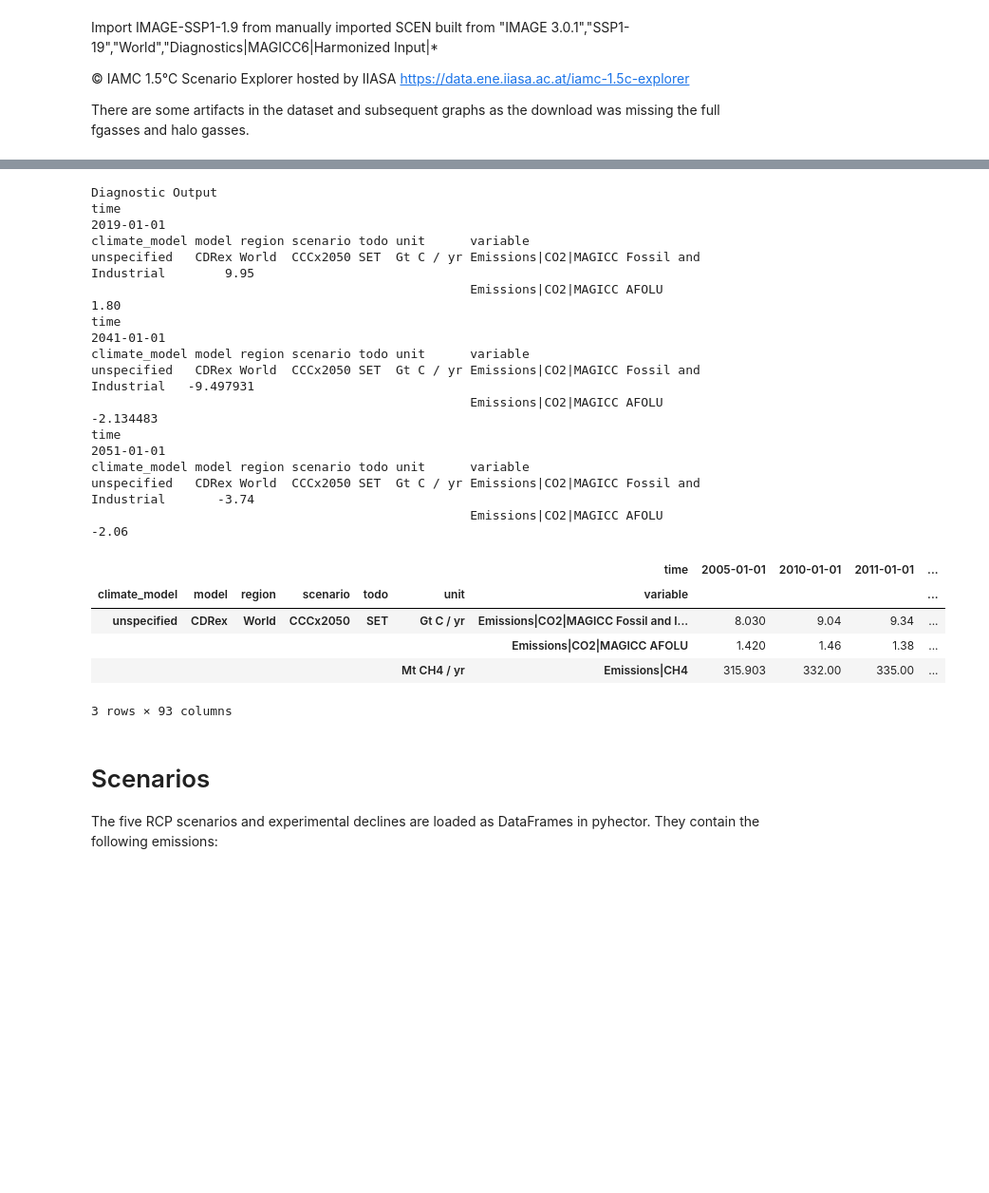
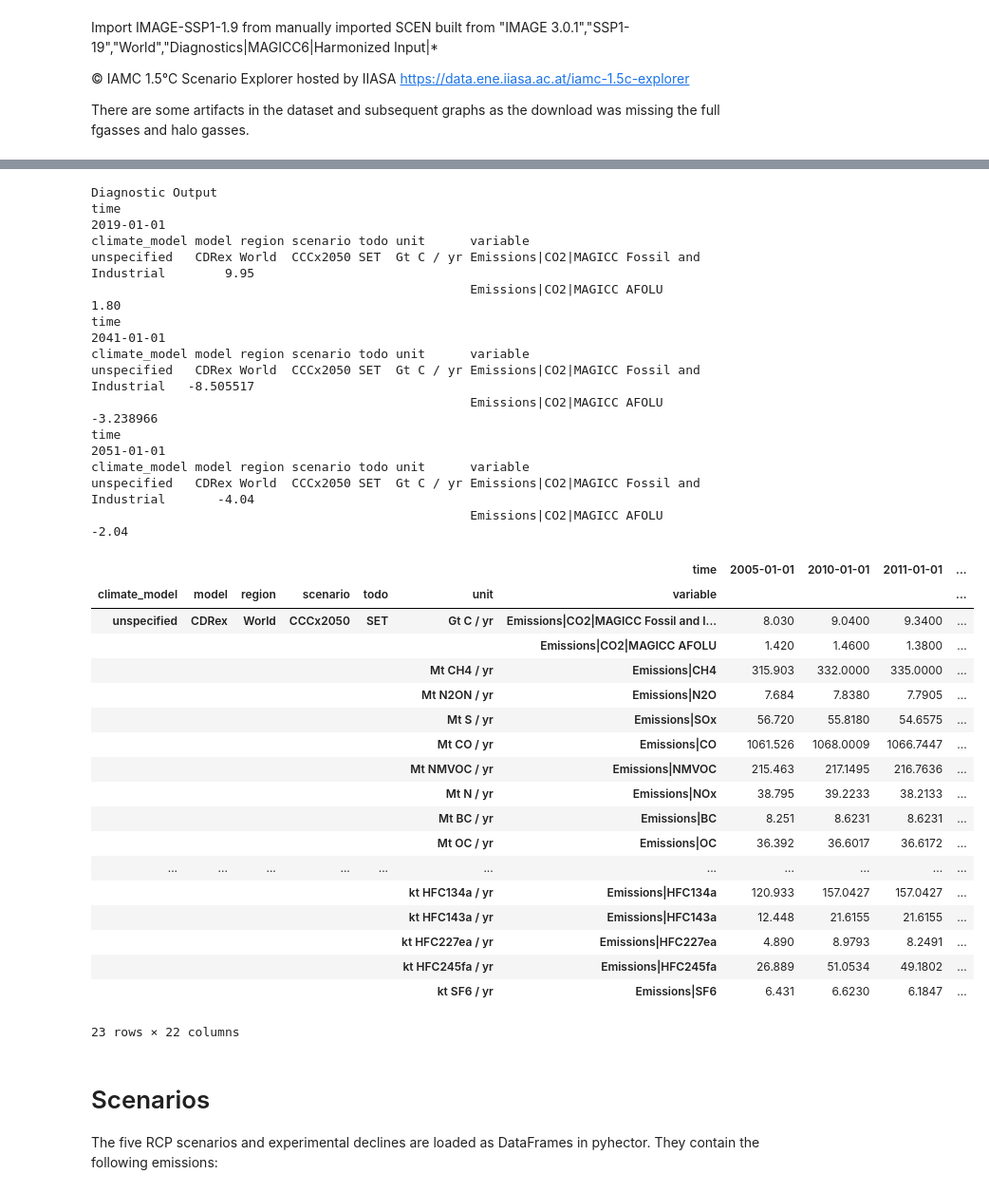
Before and after one commit to hsbay/cdrmex, a Jupyter notebook: ONCtests.ipynb, the cells around one changed output, grey strips where cells are left out. Shown: that part at 95% size. Cells and saved outputs as stored; diff of their text form; code cells hidden in the pictures; blank space fills up the shorter version.

Commit message:
Intermediate debug of sharp increase in temp/RF/emissions.

```diff
--- a/ONCtests.ipynb
+++ b/ONCtests.ipynb
@@ -105,12 +103,12 @@ def interpt(start,end,length):
 # Calculate how much carbon to remove to achieve 300 ppm at 2050
 CRsyr = 2021
 Bkyr = 2050
-# CO₂ gas is in GtC
-AnthroC = 462.44
-LuC = 164.90
-CCCxFF = 187
-CCCxLuC = 103
-pkAC = 10.917
+# CO₂ gas is in GtC (2020 AnthroFF+LUC-IMB)
+AnthroC = 448.66
+LuC = 195.93
+# remainder after 300 ppm
+CCCxFF = 202.00
+CCCxLuC = 102.00
 # %%
 ki_mo_ghgs_F = [ 'HFC134a', 'HFC245fa', 'HFC227ea', 'HFC4310', 'HFC32', 'HFC125', 'HFC143a', 'HFC23' ]
 #Inc Kigali/MontrealP GhG years
@@ -123,14 +121,13 @@ timepts = {
     'kigyr5' : [2034, .20],
     'sf6eu' : [2030, .30],
     'kigyr6' : [2036, .15],
-    'edyr' : [2100, 0]
+    'edyr' : [2100, 0.00]
 }
 timepts.update({ 'CRsyr': [CRsyr, .97 ], 'Bkyr': [Bkyr, 0] })
 timepts = pd.DataFrame(timepts,['year','NtZeroPcnt']).T
 timepts = timepts.sort_values(by='year')
-
 #Net Zero Dates - zero emissions for non CO2 gasses
-n0dates = [2032, 2100]
+n0dates = [2035, 2100]
 
 # harmonize to GCB(2020) FF+luc Ghg
 # https://doi.org/10.18160/GCP-2020
@@ -162,14 +159,16 @@ def kigali(ki_ghgs,df):
         kgfs.append(kgs)
     ndf = df.loc[:,:,:,:,:,:,kgfs]
     row = ndf.index.values
+    mxyr = int(timepts.loc['pkyr'][0])
     for i, tmpt in enumerate(timepts['year']):
         if tmpt < (timepts['year'].max()):
             tmpt = int(tmpt)
-            nxtyr = int(timepts.iloc[[i+1],0].item())
-            prevrate = timepts.iloc[[i],1].item()
-            rate = ndf.at[row[(1-i)],datetime(tmpt,1,1,0)] * prevrate
-            ndf.at[row, datetime(tmpt,1,1,0):datetime(nxtyr,1,1,0)] = rate
-    df.loc[ndf.index.values] = ndf
+            nxtyr = int(timepts.iloc[[i+1],0])
+            rate = timepts.iloc[[i],1].values
+            rates = ndf.loc[:, datetime(mxyr,1,1,0)] * rate
+            srws = ndf.loc[row, datetime(tmpt,1,1,0) : datetime(nxtyr,1,1,0)]
+            srws.apply(lambda x: x * rates.values)
+    df.loc[row] = ndf
     return df
 
 def decline(ems, dates, xrate, df):
@@ -182,23 +181,24 @@ def decline(ems, dates, xrate, df):
 
 
 df = CCC_df.copy()
-
 dates = [2010, 2020]
 df = dtspn( ems_ff, dates, FF, df)
 dates = [2005, 2020]
 df = dtspn( ems_luc, dates, luc, df)
-#df = kigali(ki_mo_ghgs_F, df)
+df = kigali(ki_mo_ghgs_F, df)
 xrate = -0.336
 dates = [2020, 2049]
 df = decline(methane, dates, xrate, df)
-# strip CO₂ FF, Luc, NH4 from index.values
+# strip CO₂ FF, Luc, NH3 from index.values
 net0 = df.index.get_level_values(6)[2:10]
 net0 = net0.append(df.index.get_level_values(6)[11:23])
 val = (0)
 df = dtspn( net0, n0dates, val, df)
 
 CCC_df = df.copy()
+
 #df #print copy for diags
+#df.loc[:,datetime(2005,1,1,0):datetime(2035,1,1,0)].style
 # %%
 LuC_2050 = LuC - CCCxLuC
 landsnk_yrly = LuC_2050/((Bkyr) - CRsyr)
@@ -230,29 +230,42 @@ CCCxflat = MAGICCData(CCC_flat.copy())
 # %%
 print("Diagnostic Output")
 print(CCC_df.head(2).iloc[:,[10]])
 print(CCC_df.head(2).iloc[:,[32]])
 print(CCC_df.head(2).iloc[:,[42]])
-CCCx2050.timeseries().head(3)
+CCCx2050.timeseries().loc[:,datetime(2005,1,1,0) : datetime(2030,1,1,0)].head(23)
 # %% [output]
 Diagnostic Output
 time                                                                                           2019-01-01
 climate_model model region scenario todo unit      variable
 unspecified   CDRex World  CCCx2050 SET  Gt C / yr Emissions|CO2|MAGICC Fossil and Industrial        9.95
                                                    Emissions|CO2|MAGICC AFOLU                        1.80
 time                                                                                           2041-01-01
 climate_model model region scenario todo unit      variable
-unspecified   CDRex World  CCCx2050 SET  Gt C / yr Emissions|CO2|MAGICC Fossil and Industrial   -9.497931
-                                                   Emissions|CO2|MAGICC AFOLU                   -2.134483
+unspecified   CDRex World  CCCx2050 SET  Gt C / yr Emissions|CO2|MAGICC Fossil and Industrial   -8.505517
+                                                   Emissions|CO2|MAGICC AFOLU                   -3.238966
 time                                                                                           2051-01-01
 climate_model model region scenario todo unit      variable
-unspecified   CDRex World  CCCx2050 SET  Gt C / yr Emissions|CO2|MAGICC Fossil and Industrial       -3.74
-                                                   Emissions|CO2|MAGICC AFOLU                       -2.06
+unspecified   CDRex World  CCCx2050 SET  Gt C / yr Emissions|CO2|MAGICC Fossil and Industrial       -4.04
+                                                   Emissions|CO2|MAGICC AFOLU                       -2.04
 |  |  |  |  |  |  | time | 2005-01-01 | 2010-01-01 | 2011-01-01 | ... |
 | climate_model | model | region | scenario | todo | unit | variable |  |  |  | ... |
-| unspecified | CDRex | World | CCCx2050 | SET | Gt C / yr | Emissions|CO2|MAGICC Fossil and I... | 8.030 | 9.04 | 9.34 | ... |
-|  |  |  |  |  |  | Emissions|CO2|MAGICC AFOLU | 1.420 | 1.46 | 1.38 | ... |
-|  |  |  |  |  | Mt CH4 / yr | Emissions|CH4 | 315.903 | 332.00 | 335.00 | ... |
+| unspecified | CDRex | World | CCCx2050 | SET | Gt C / yr | Emissions|CO2|MAGICC Fossil and I... | 8.030 | 9.0400 | 9.3400 | ... |
+|  |  |  |  |  |  | Emissions|CO2|MAGICC AFOLU | 1.420 | 1.4600 | 1.3800 | ... |
+|  |  |  |  |  | Mt CH4 / yr | Emissions|CH4 | 315.903 | 332.0000 | 335.0000 | ... |
+|  |  |  |  |  | Mt N2ON / yr | Emissions|N2O | 7.684 | 7.8380 | 7.7905 | ... |
+|  |  |  |  |  | Mt S / yr | Emissions|SOx | 56.720 | 55.8180 | 54.6575 | ... |
+|  |  |  |  |  | Mt CO / yr | Emissions|CO | 1061.526 | 1068.0009 | 1066.7447 | ... |
+|  |  |  |  |  | Mt NMVOC / yr | Emissions|NMVOC | 215.463 | 217.1495 | 216.7636 | ... |
+|  |  |  |  |  | Mt N / yr | Emissions|NOx | 38.795 | 39.2233 | 38.2133 | ... |
+|  |  |  |  |  | Mt BC / yr | Emissions|BC | 8.251 | 8.6231 | 8.6231 | ... |
+|  |  |  |  |  | Mt OC / yr | Emissions|OC | 36.392 | 36.6017 | 36.6172 | ... |
+| ... | ... | ... | ... | ... | ... | ... | ... | ... | ... | ... |
+|  |  |  |  |  | kt HFC134a / yr | Emissions|HFC134a | 120.933 | 157.0427 | 157.0427 | ... |
+|  |  |  |  |  | kt HFC143a / yr | Emissions|HFC143a | 12.448 | 21.6155 | 21.6155 | ... |
+|  |  |  |  |  | kt HFC227ea / yr | Emissions|HFC227ea | 4.890 | 8.9793 | 8.2491 | ... |
+|  |  |  |  |  | kt HFC245fa / yr | Emissions|HFC245fa | 26.889 | 51.0534 | 49.1802 | ... |
+|  |  |  |  |  | kt SF6 / yr | Emissions|SF6 | 6.431 | 6.6230 | 6.1847 | ... |
-3 rows × 93 columns
+23 rows × 22 columns
 # %%
 # Force sample rcp26 to end CR at 2101
 rcp26df = rcp26.timeseries()
```
Also changed, not shown: parts of 9 cells of this notebook.
